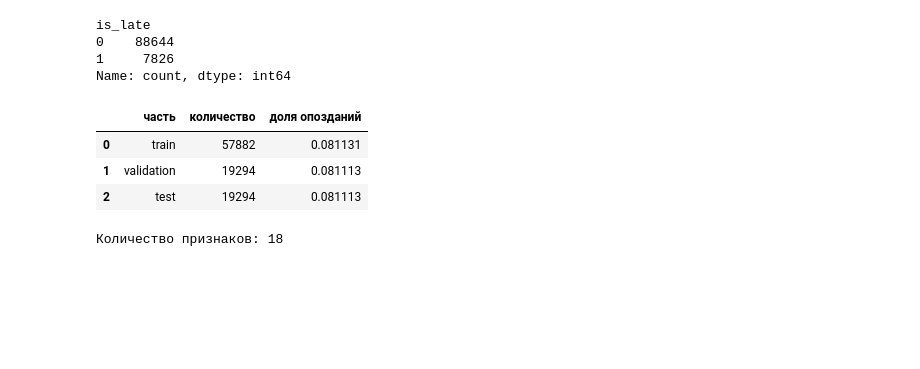
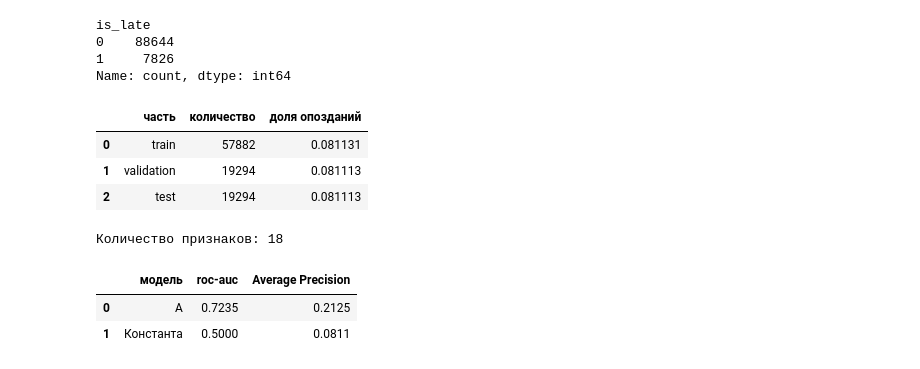
Before and after one commit to MikhailGeras/module0, a Jupyter notebook: ДЗ3.ipynb, the cells around one changed output. Cells and saved outputs as stored; diff of their text form; code cells hidden in the pictures; blank space fills up the shorter version.

```diff
--- a/ДЗ3.ipynb
+++ b/ДЗ3.ipynb
@@ -108,3 +108,30 @@ print("Количество признаков:", X.shape[1])
 | 1 | validation | 19294 | 0.081113 |
 | 2 | test | 19294 | 0.081113 |
 Количество признаков: 18
+# %%
+model_a = HistGradientBoostingClassifier(random_state=SEED)
+
+model_a.fit(X_train, y_train)
+
+p_val_a = model_a.predict_proba(X_val)[:, 1]
+p_test_a = model_a.predict_proba(X_test)[:, 1]
+p_constant = np.full(len(y_test), y_train.mean())
+
+comparison = pd.DataFrame([
+    {
+        "модель": "A",
+        "roc-auc": roc_auc_score(y_test, p_test_a),
+        "Average Precision": average_precision_score(y_test, p_test_a),
+    },
+    {
+        "модель": "Константа",
+        "roc-auc": roc_auc_score(y_test, p_constant),
+        "Average Precision": average_precision_score(y_test, p_constant),
+    },
+])
+
+display(comparison.round(4))
+# %% [output]
+|  | модель | roc-auc | Average Precision |
+| 0 | A | 0.7235 | 0.2125 |
+| 1 | Константа | 0.5000 | 0.0811 |
```
Also changed, not shown: parts of 3 cells of this notebook.
